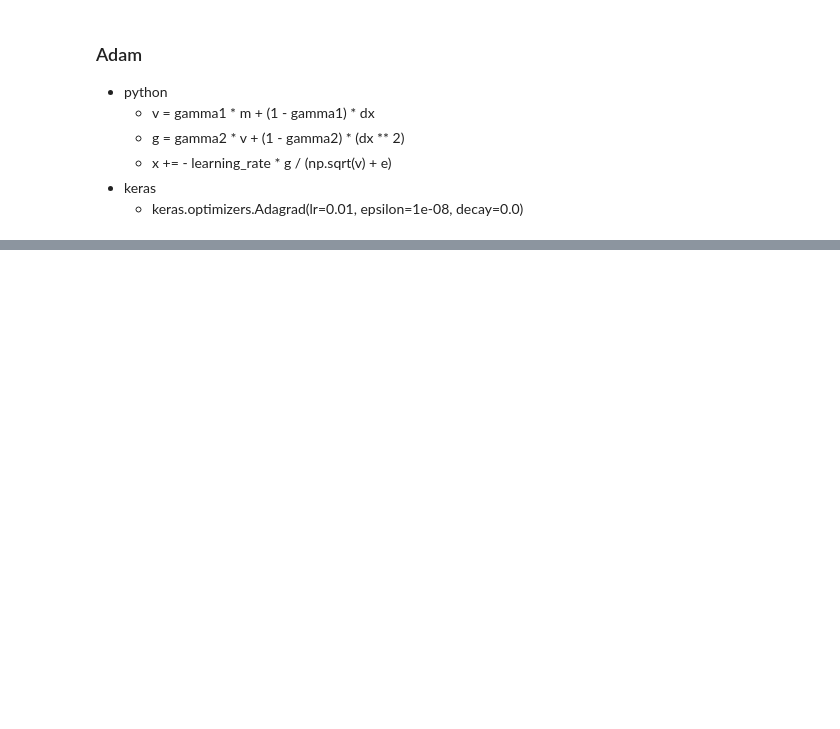
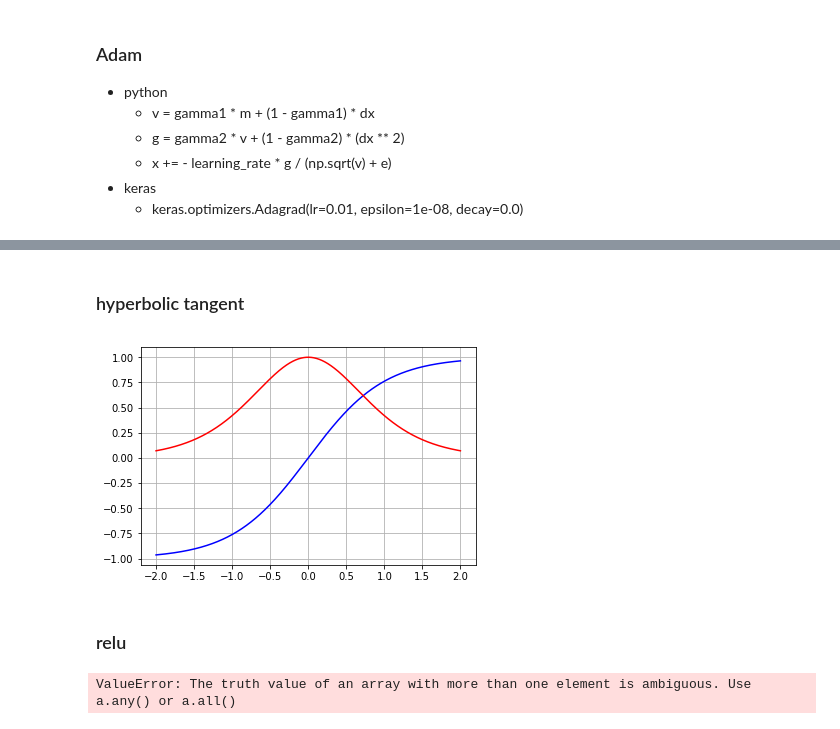
Before and after one commit to hsyliark/python_Machine_Learning, a Jupyter notebook: 8월 8일 (Perceptron, XOR).ipynb, the cells around one changed output, grey strips where cells are left out. Drawn from its saved outputs; the diff is of its cells as text; code cells hidden in the pictures; blank space fills up the shorter version.

```diff
--- a/8월 8일 (Perceptron, XOR).ipynb
+++ b/8월 8일 (Perceptron, XOR).ipynb
@@ -280,0 +305,50 @@ Input: [1, 1], Predict: [0.024052645439017865]
+# %% [markdown]
+### hyperbolic tangent
+# %%
+import numpy as np
+import matplotlib.pyplot as plt
+%matplotlib inline
+
+def tanh(x):
+    return (np.exp(2*x) - 1) / (np.exp(2*x) + 1)
+def derivative_tanh(x):
+    return 1 - tanh(x)**2
+
+X = np.linspace(-2,2,1001)
+tanh_Y = tanh(X)
+derivative_tanh_Y = derivative_tanh(X)
+
+plt.plot(X, tanh_Y, color='b')
+plt.plot(X, derivative_tanh_Y, color='r')
+plt.grid()
+plt.show()
+# %% [output]
+[figure, added]
+# %% [markdown]
+### relu
+# %%
+import numpy as np
+import matplotlib.pyplot as plt
+%matplotlib inline
+
+def relu(x):
+    if x > 0:
+        return x
+    else:
+        return 0
+def derivative_relu(x):
+    if x > 0:
+        return 1
+    else:
+        return 0
+
+X = np.linspace(-1,1,1001)
+relu_Y = relu(X)
+derivative_relu_Y = derivative_relu(X)
+
+plt.plot(X, relu_Y, color='b')
+plt.plot(X, derivative_relu_Y, color='r')
+plt.grid()
+plt.show()
+# %% [output]
+ValueError: The truth value of an array with more than one element is ambiguous. Use a.any() or a.all()
```
Also changed, not shown: parts of 6 cells of this notebook.
